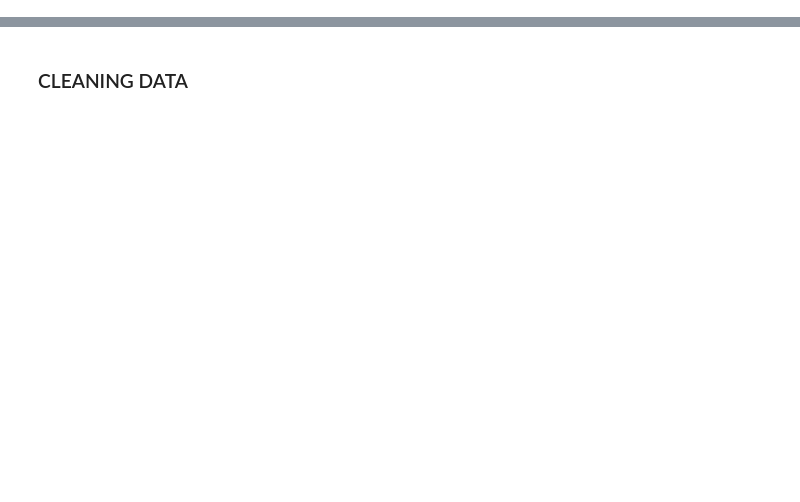
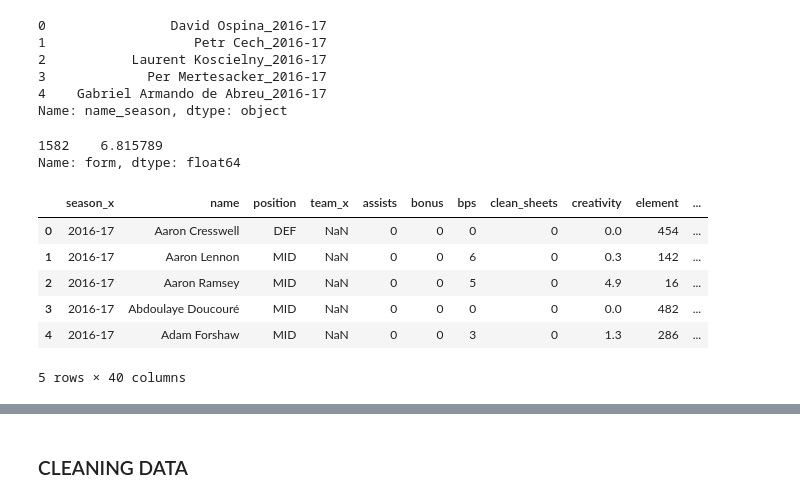
Before and after one commit to laniyadapo/FantasyPremierLeague, a Jupyter notebook: fantasy_train.ipynb, the cells around one changed output, grey strips where cells are left out. Cells and saved outputs as stored; diff of their text form; code cells hidden in the pictures; blank space fills up the shorter version.

```diff
--- a/fantasy_test.ipynb
+++ b/fantasy_train.ipynb
@@ -19,0 +169,3 @@ df_allseasons.head()
+# %%
+# Make a copy of the original piece of data.
+df_allseasons_clean = df_allseasons.copy()
@@ -19,0 +254,18 @@ df_allseasons.head()
+# %%
+# Display a sample of name_season column.
+hist.name_season.head()
+# %% [output]
+0                David Ospina_2016-17
+1                   Petr Cech_2016-17
+2           Laurent Koscielny_2016-17
+3             Per Mertesacker_2016-17
+4    Gabriel Armando de Abreu_2016-17
+Name: name_season, dtype: object
+# %%
+# Data Quality Checks.
+subset  = ['Mohamed Salah_2018-19']
+check = hist[hist.name_season.isin(subset)]
+check.form
+# %% [output]
+1582    6.815789
+Name: form, dtype: float64
@@ -19,0 +285,11 @@ df_allseasons.head()
+# %%
+# Preview dataframe.
+df_allseasons_clean.head()
+# %% [output]
+|  | season_x | name | position | team_x | assists | bonus | bps | clean_sheets | creativity | element | ... |
+| 0 | 2016-17 | Aaron Cresswell | DEF | NaN | 0 | 0 | 0 | 0 | 0.0 | 454 | ... |
+| 1 | 2016-17 | Aaron Lennon | MID | NaN | 0 | 0 | 6 | 0 | 0.3 | 142 | ... |
+| 2 | 2016-17 | Aaron Ramsey | MID | NaN | 0 | 0 | 5 | 0 | 4.9 | 16 | ... |
+| 3 | 2016-17 | Abdoulaye Doucouré | MID | NaN | 0 | 0 | 0 | 0 | 0.0 | 482 | ... |
+| 4 | 2016-17 | Adam Forshaw | MID | NaN | 0 | 0 | 3 | 0 | 1.3 | 286 | ... |
+5 rows × 40 columns
```
Also changed, not shown: parts of 70 cells of this notebook, 1 other file.
